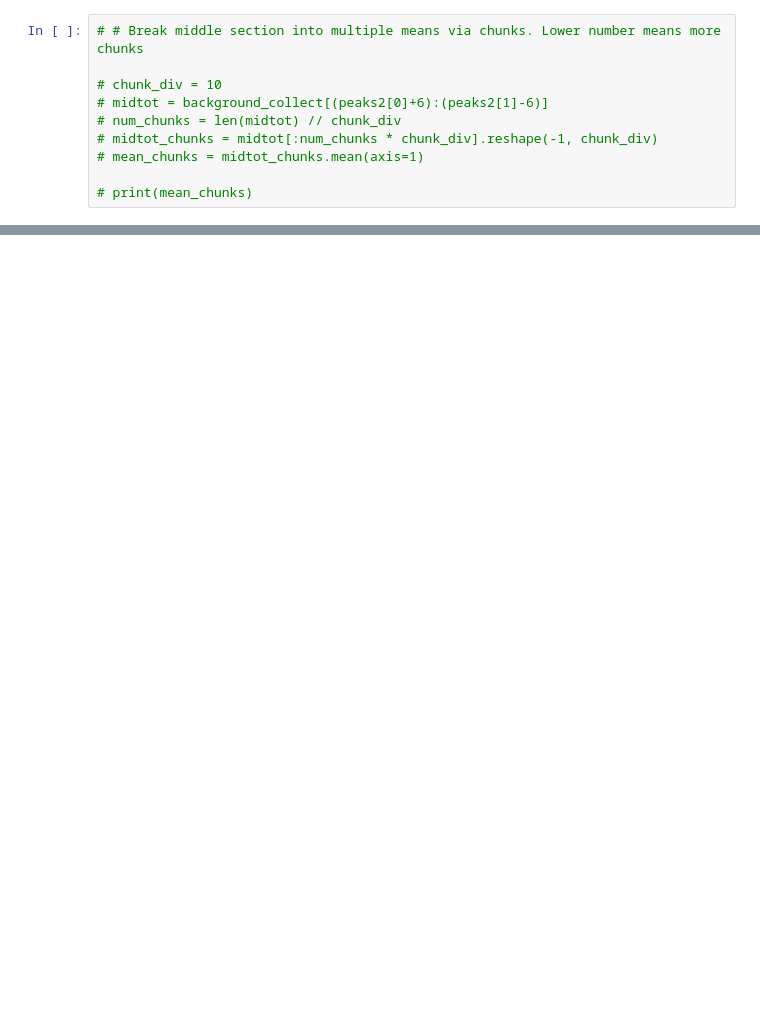
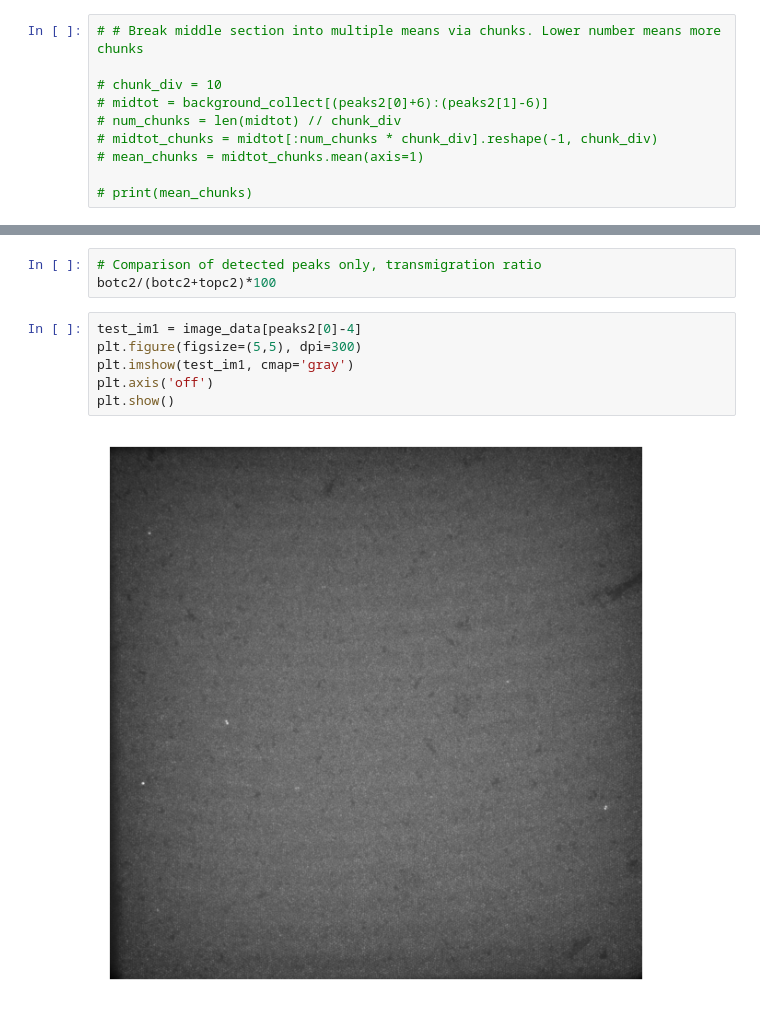
Before and after one commit to danial-ahmad1/trace_ca, a Jupyter notebook: TestWorkspace.ipynb, the cells around one changed output, grey strips where cells are left out. Drawn from its saved outputs; the diff is of its cells as text; blank space fills up the shorter version.

```diff
--- a/TestWorkspace.ipynb
+++ b/TestWorkspace.ipynb
@@ -219,0 +218,11 @@ midc2/(botc2+midc2+topc2)*100
+# %%
+# Comparison of detected peaks only, transmigration ratio
+botc2/(botc2+topc2)*100
+# %%
+test_im1 = image_data[peaks2[0]-4]
+plt.figure(figsize=(5,5), dpi=300)
+plt.imshow(test_im1, cmap='gray')
+plt.axis('off')
+plt.show()
+# %% [output]
+[figure, added]
```
Also changed, not shown: parts of 50 cells of this notebook.
